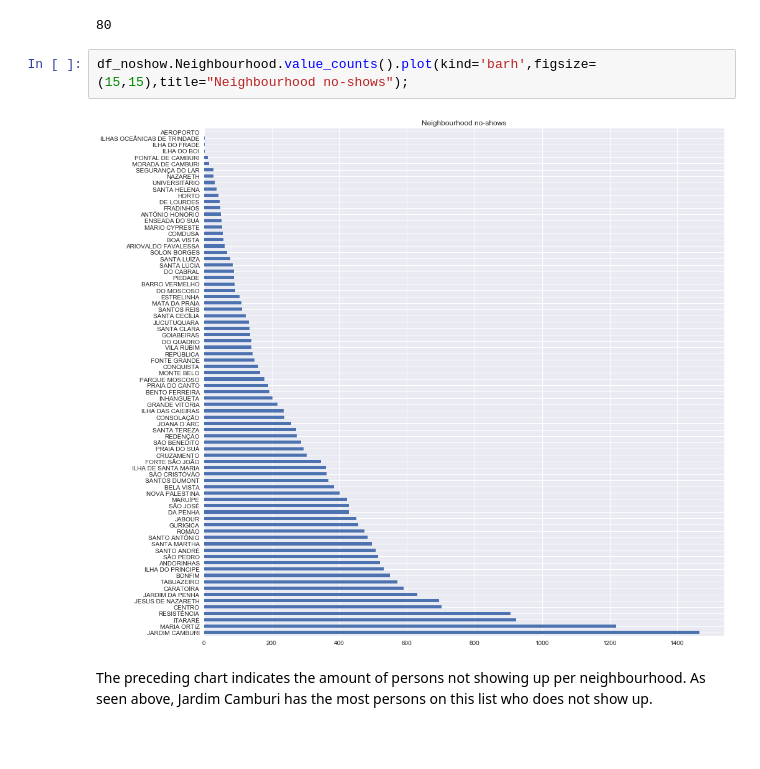
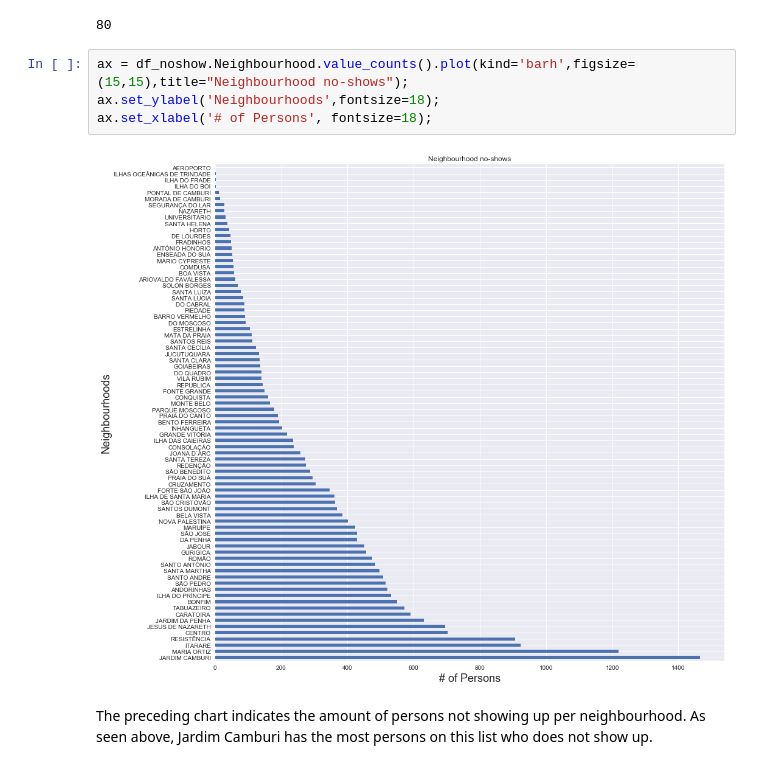
Before and after one commit to debadarshy/no-show-appointments, a Jupyter notebook: no-show-appointments.ipynb, the cells around one changed output. Saved outputs shown, nothing was run; the diff lists cells and outputs as text; blank space fills up the shorter version.

```diff
--- a/no-show-appointments.ipynb
+++ b/no-show-appointments.ipynb
@@ -237,9 +237,11 @@ df_show.Neighbourhood.value_counts().count()
 # %% [output]
 80
 # %%
-df_noshow.Neighbourhood.value_counts().plot(kind='barh',figsize=(15,15),title="Neighbourhood no-shows");
+ax = df_noshow.Neighbourhood.value_counts().plot(kind='barh',figsize=(15,15),title="Neighbourhood no-shows");
+ax.set_ylabel('Neighbourhoods',fontsize=18);
+ax.set_xlabel('# of Persons', fontsize=18);
 # %% [output]
-[figure, old version]
+[figure, new version]
 # %% [markdown]
 The preceding chart indicates the amount of persons not showing up per neighbourhood. As seen above, Jardim Camburi has the most persons on this list who does not show up.
 # %%
```
Also changed, not shown: parts of 2 cells of this notebook.
